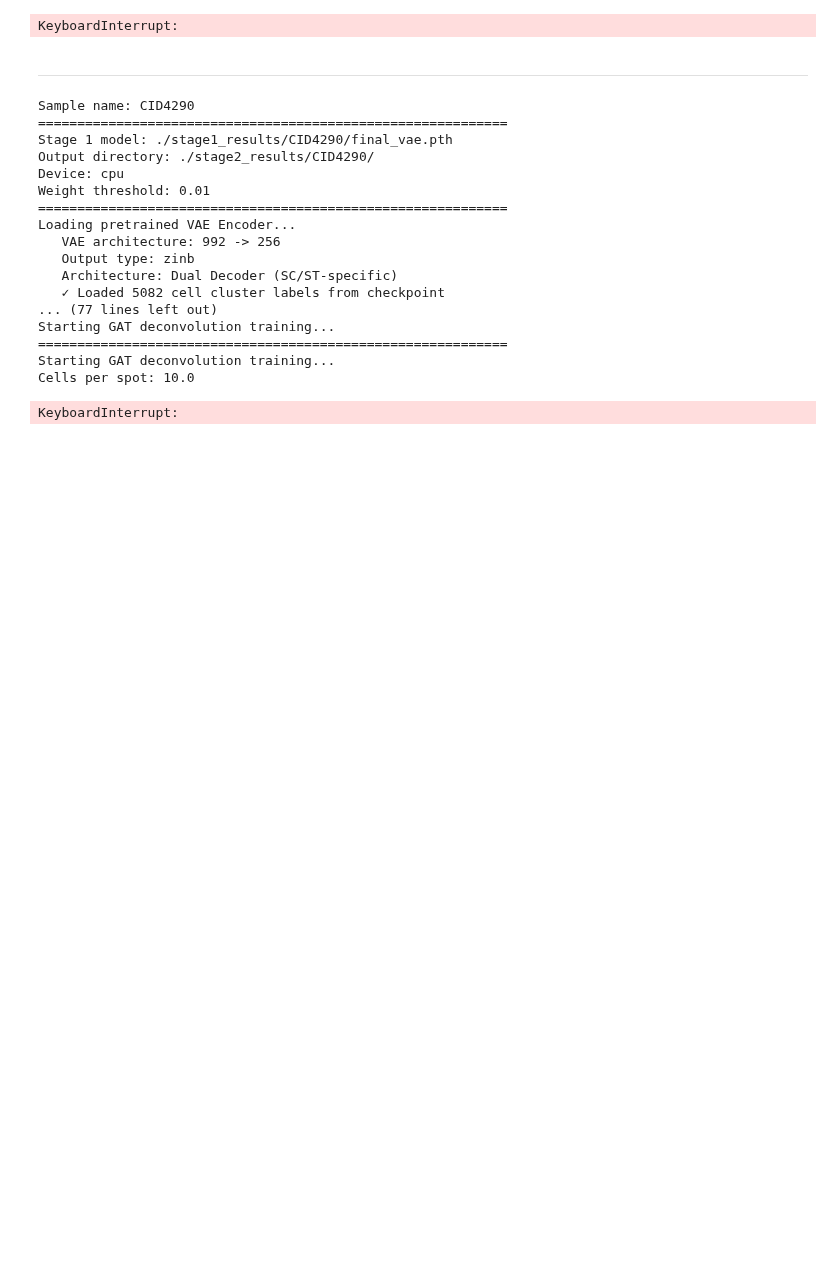
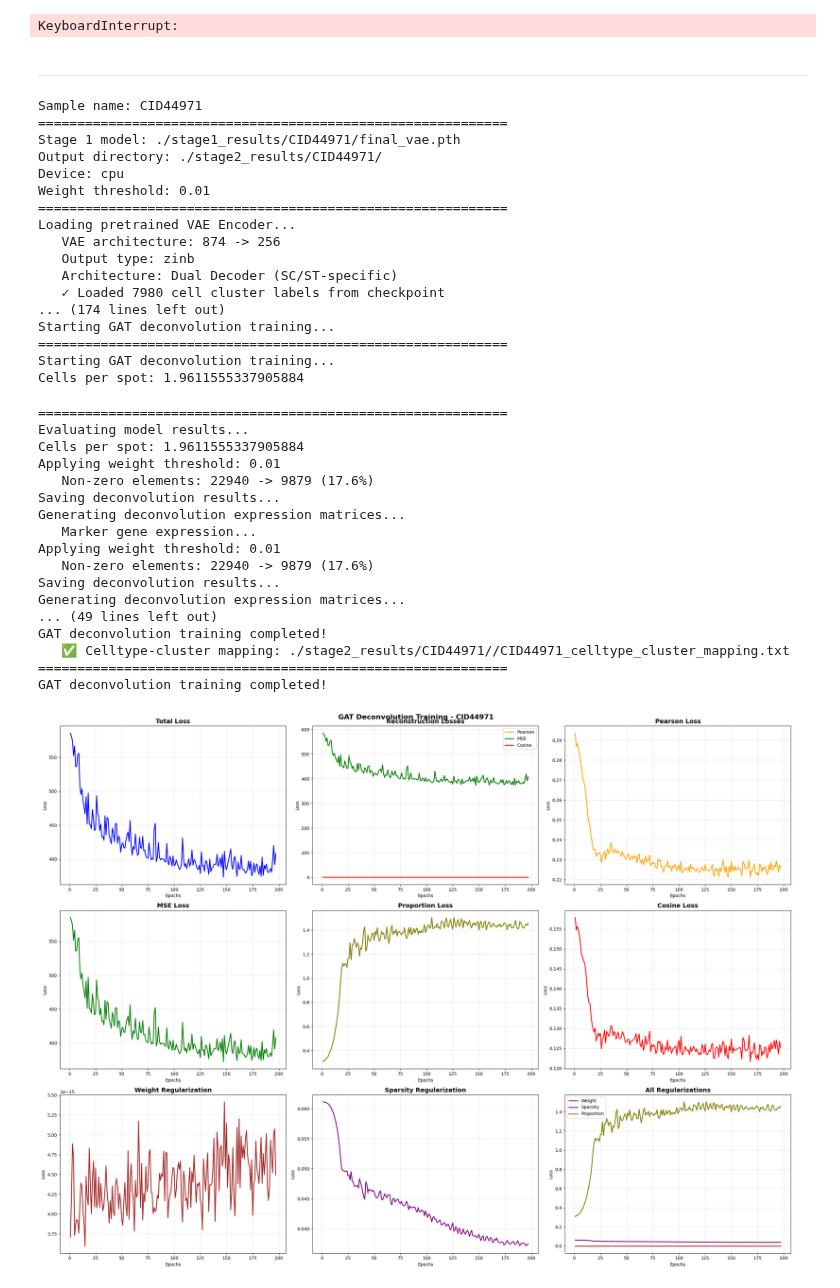
Before and after one commit to KuangQuanS/Spagraph, a Jupyter notebook: SC_MAP_ST/run_CID44971.ipynb, the cells around one changed output. Drawn from its saved outputs; the diff is of its cells as text; code cells hidden in the pictures; blank space fills up the shorter version.

```diff
--- a/SC_MAP_ST/run_CID44971.ipynb
+++ b/SC_MAP_ST/run_CID44971.ipynb
@@ -34,41 +34,58 @@ KeyboardInterrupt:
 # %% [markdown]
 ---
 # %%
-# k_celltype 影响比较大
+# λ 越大更稀疏0.1-0.5
 %run stage2.py \
     --st_file "/mnt/d/ST_Graduation_Project/database/Wu/CID44971/CID44971_ST.h5ad" \
     --stage1_model_path "./stage1_results/CID44971/final_vae.pth" \
     --output_dir "./stage2_results/CID44971/" \
     --gat_hidden_dim 512 \
     --gat_layers 4 \
     --lr 1e-4 \
-    --loss_lambda_mse 0.1 \
-    --loss_lambda_cosine 5 \
-    --loss_lambda_pearson 5 \
+    --loss_lambda_mse 1 \
+    --loss_lambda_cosine 1 \
+    --loss_lambda_pearson 1 \
     --loss_lambda_reg 0.1 \
-    --loss_lambda_sparse 0.001 \
-    --loss_lambda_proportion 2 \
+    --loss_lambda_sparse 0.1 \
+    --loss_lambda_proportion 0.1 \
     --k_spatial 10 \
-    --k_celltype 10 \
+    --k_celltype 20 \
     --batch_size 512 \
     --n_epochs 300 \
     --weight_threshold 0.01
 # %% [output]
-Sample name: CID4290
+Sample name: CID44971
 ============================================================
-Stage 1 model: ./stage1_results/CID4290/final_vae.pth
-Output directory: ./stage2_results/CID4290/
+Stage 1 model: ./stage1_results/CID44971/final_vae.pth
+Output directory: ./stage2_results/CID44971/
 Device: cpu
 Weight threshold: 0.01
 ============================================================
 Loading pretrained VAE Encoder...
-   VAE architecture: 992 -> 256
+   VAE architecture: 874 -> 256
    Output type: zinb
    Architecture: Dual Decoder (SC/ST-specific)
-   ✓ Loaded 5082 cell cluster labels from checkpoint
-... (77 lines left out)
+   ✓ Loaded 7980 cell cluster labels from checkpoint
+... (174 lines left out)
 Starting GAT deconvolution training...
 ============================================================
 Starting GAT deconvolution training...
-Cells per spot: 10.0
+Cells per spot: 1.9611555337905884
-KeyboardInterrupt:
+============================================================
+Evaluating model results...
+Cells per spot: 1.9611555337905884
+Applying weight threshold: 0.01
+   Non-zero elements: 22940 -> 9879 (17.6%)
+Saving deconvolution results...
+Generating deconvolution expression matrices...
+   Marker gene expression...
+Applying weight threshold: 0.01
+   Non-zero elements: 22940 -> 9879 (17.6%)
+Saving deconvolution results...
+Generating deconvolution expression matrices...
+... (49 lines left out)
+GAT deconvolution training completed!
+   ✅ Celltype-cluster mapping: ./stage2_results/CID44971//CID44971_celltype_cluster_mapping.txt
+============================================================
+GAT deconvolution training completed!
+[figure, added]
```
Also changed, not shown: parts of 1 cell of this notebook, 2 other files.
